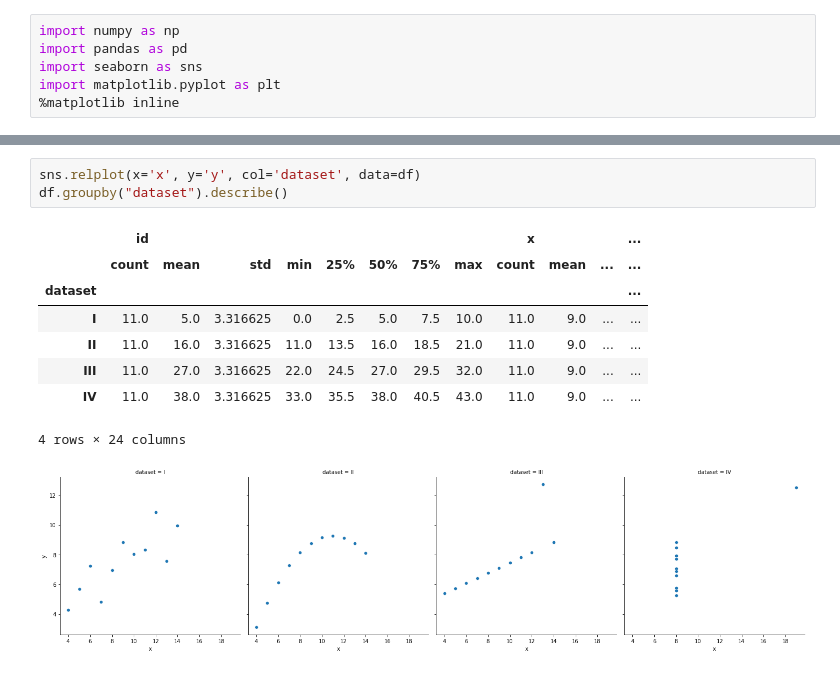
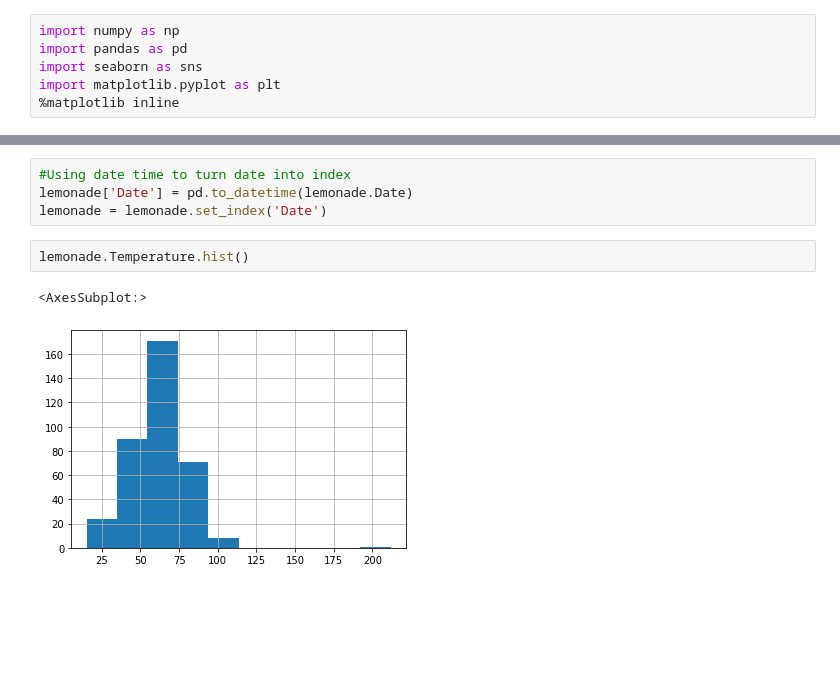
Before and after one commit to cristinalucin/anomaly-detection-exercises, a Jupyter notebook: continuous_probablistic_methods.ipynb, the cells around one changed output, grey strips where cells are left out. Cells and saved outputs as stored; diff of their text form; blank space fills up the shorter version.

```diff
--- a/continuous_probablistic_methods.ipynb
+++ b/continuous_probablistic_methods.ipynb
@@ -21,13 +22,9 @@ df.head()
-# %%
-sns.relplot(x='x', y='y', col='dataset', data=df)
-df.groupby("dataset").describe()
-# %% [output]
-|  | id |  |  |  |  |  |  |  | x |  |  | ... |
-|  | count | mean | std | min | 25% | 50% | 75% | max | count | mean | ... | ... |
-| dataset |  |  |  |  |  |  |  |  |  |  |  | ... |
-| I | 11.0 | 5.0 | 3.316625 | 0.0 | 2.5 | 5.0 | 7.5 | 10.0 | 11.0 | 9.0 | ... | ... |
-| II | 11.0 | 16.0 | 3.316625 | 11.0 | 13.5 | 16.0 | 18.5 | 21.0 | 11.0 | 9.0 | ... | ... |
-| III | 11.0 | 27.0 | 3.316625 | 22.0 | 24.5 | 27.0 | 29.5 | 32.0 | 11.0 | 9.0 | ... | ... |
-| IV | 11.0 | 38.0 | 3.316625 | 33.0 | 35.5 | 38.0 | 40.5 | 43.0 | 11.0 | 9.0 | ... | ... |
-4 rows × 24 columns
-[figure, removed]
+# %%
+#Using date time to turn date into index
+lemonade['Date'] = pd.to_datetime(lemonade.Date)
+lemonade = lemonade.set_index('Date')
+# %%
+lemonade.Temperature.hist()
+# %% [output]
+<AxesSubplot:>
+[figure, added]
```
Also changed, not shown: parts of 57 cells of this notebook, 2 other files.
